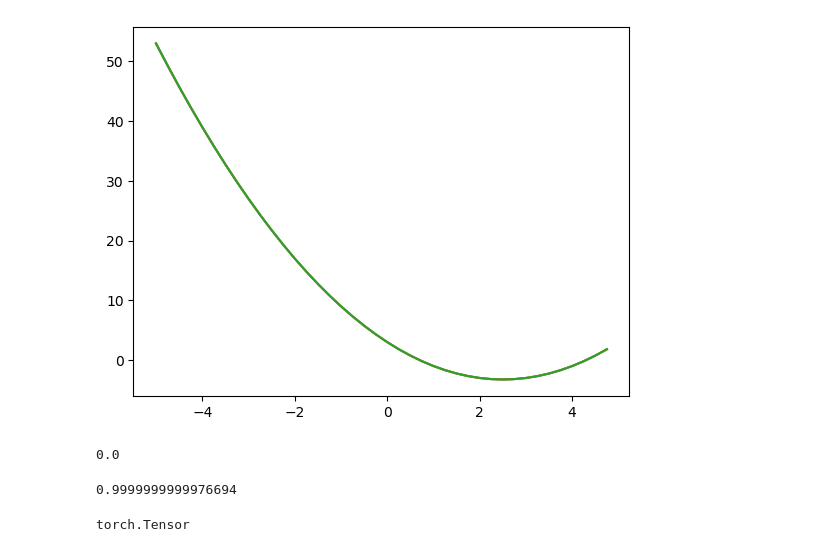
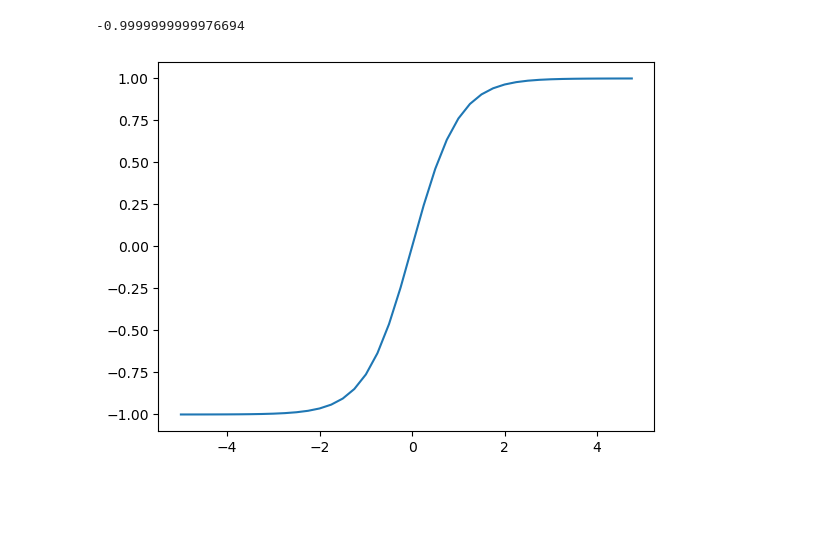
Before and after one commit to cancer32/nanograd, a Jupyter notebook: Untitled.ipynb, the cells around one changed output. Cells and saved outputs as stored; diff of their text form; code cells hidden in the pictures; blank space fills up the shorter version.

```diff
--- a/Untitled.ipynb
+++ b/Untitled.ipynb
@@ -9,34 +112,30 @@ def f(x):
+# %%
+def lol():
+    h = 0.0001
+    a = Tensor(2.0, label='a')
+    b = Tensor(-3.0, label='b')
+    e = a * b; e.label='e'
+    c = Tensor(10.0, label='c')
+    d = e + c; d.label='d'
+    f = Tensor(-2.0, label='f')
+    L1 = f * d; L.label='L'
+
+    a = Tensor(2.0, label='a')
+    b = Tensor(-3.0, label='b')
+    e = a * b; e.label='e'
+    c = Tensor(10.0, label='c')
+    d = e + c; d.label='d'
+    f = Tensor(-2.0, label='f')
+    L2 = f * d; L.label='L'
+    L2 = L2 + h
+
+    print((L1.data-L2.data)/h)
+
+lol()
+# %% [output]
+-0.9999999999976694
 # %%
-xs = np.arange(-5, 5, step=0.25)
-ys = f(xs)
-plt.plot(xs, ys)
+plt.plot(np.arange(-5, 5, 0.25), np.tanh(np.arange(-5, 5, 0.25)))
 plt.show()
 # %% [output]
-[figure, old version]
+[figure, new version]
-# %%
-h = 0.000000001
-x = 2.5
-(f(x+h)-f(x))/h
-# %% [output]
-0.0
-# %%
-h = 0.0001
-
-# inputs
-a = 2.0
-b = -3.0
-c = 10.0
-
-d = a * b + c
-c += h
-d1 = a * b + c
-
-(d1-d)/h
-# %% [output]
-0.9999999999976694
-# %%
-import torch
-
-torch.Tensor
-# %% [output]
-torch.Tensor
```
Also changed, not shown: parts of 8 cells of this notebook, 5 other files.
